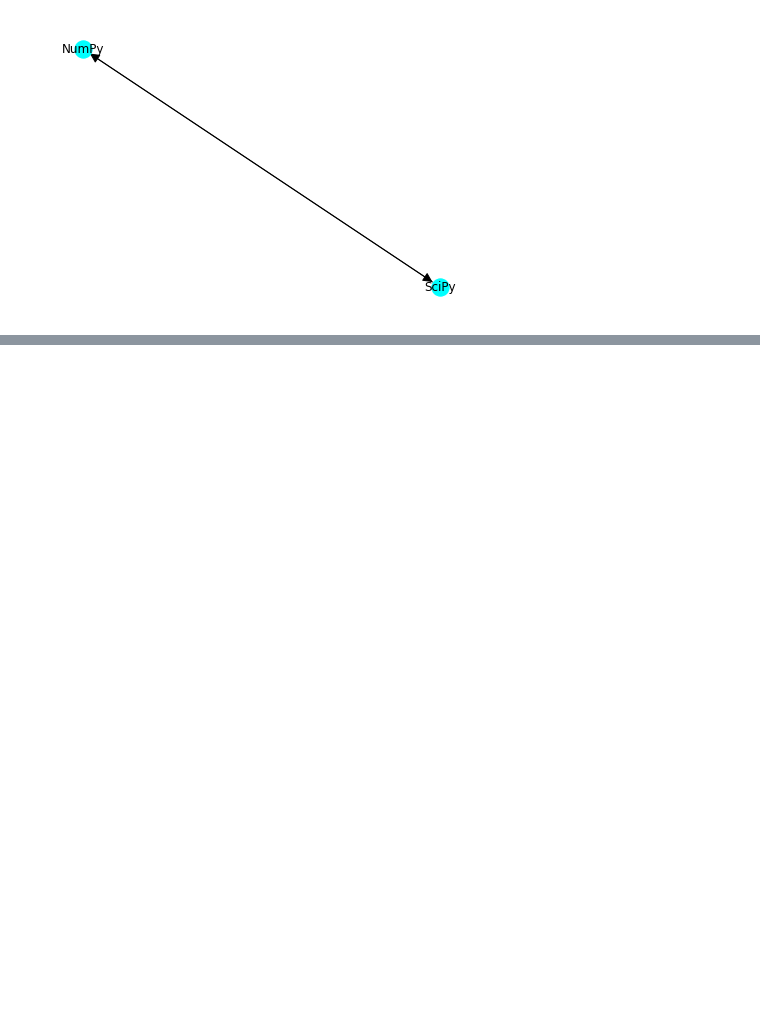
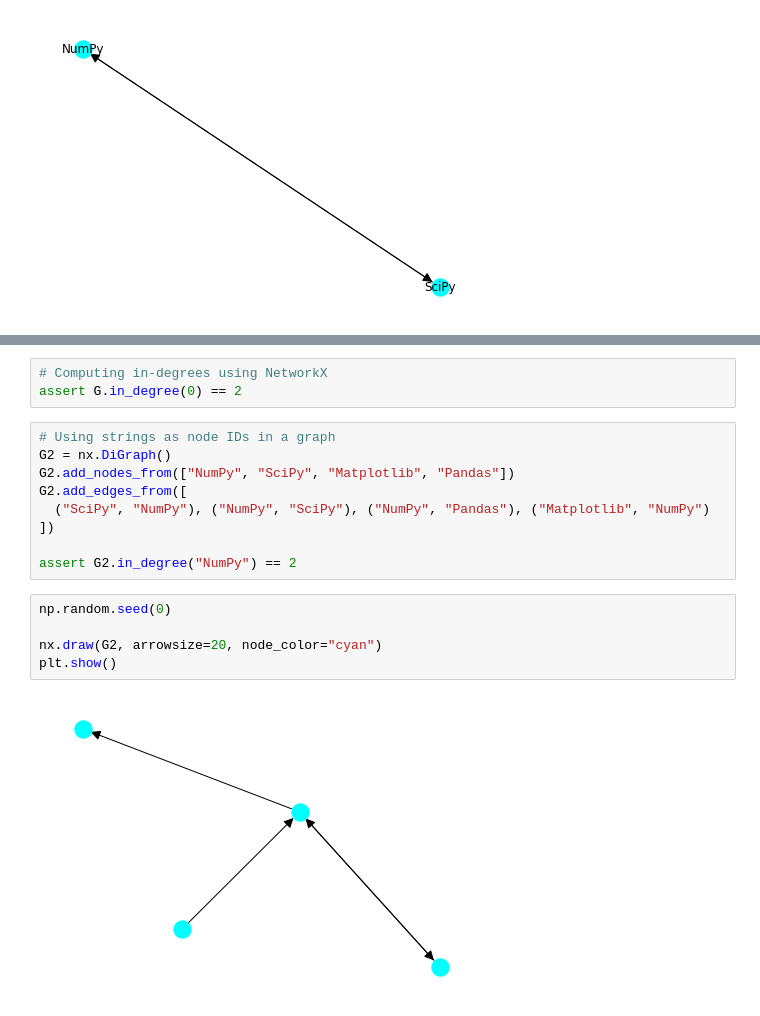
Before and after one commit to rahiakela/data-science-research-and-practice, a Jupyter notebook: case-study-5--predicting-future-friendships/01_graph_theory_and_network_analysis.ipynb, the cells around one changed output, grey strips where cells are left out. Saved outputs shown, nothing was run; the diff lists cells and outputs as text; blank space fills up the shorter version.

```diff
--- a/case-study-5--predicting-future-friendships/01_graph_theory_and_network_analysis.ipynb
+++ b/case-study-5--predicting-future-friendships/01_graph_theory_and_network_analysis.ipynb
@@ -217,0 +295,19 @@ plt.show()
+# %%
+# Computing in-degrees using NetworkX
+assert G.in_degree(0) == 2
+# %%
+# Using strings as node IDs in a graph
+G2 = nx.DiGraph()
+G2.add_nodes_from(["NumPy", "SciPy", "Matplotlib", "Pandas"])
+G2.add_edges_from([
+  ("SciPy", "NumPy"), ("NumPy", "SciPy"), ("NumPy", "Pandas"), ("Matplotlib", "NumPy")
+])
+
+assert G2.in_degree("NumPy") == 2
+# %%
+np.random.seed(0)
+
+nx.draw(G2, arrowsize=20, node_color="cyan")
+plt.show()
+# %% [output]
+[figure, added]
```
Also changed, not shown: parts of 11 cells of this notebook.
